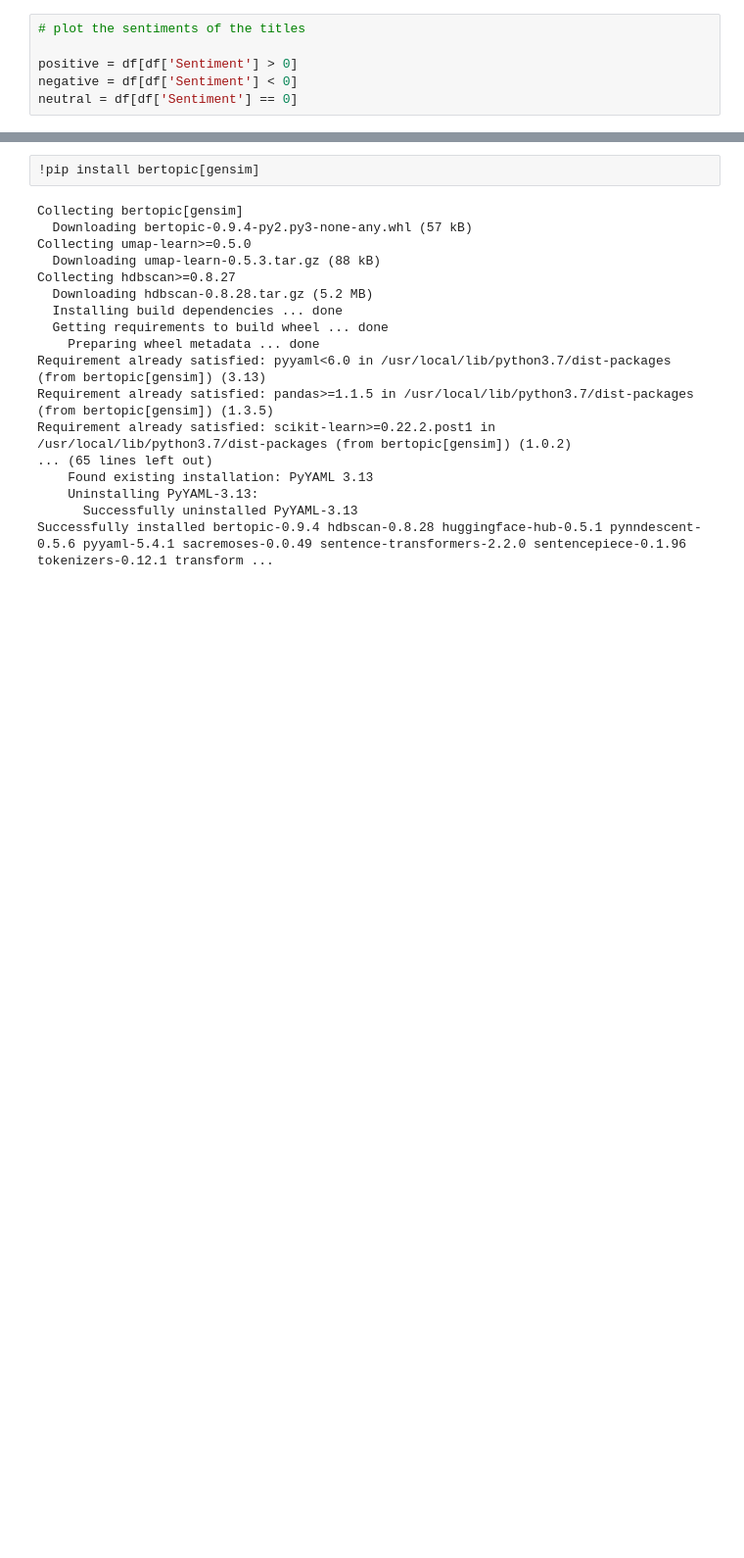
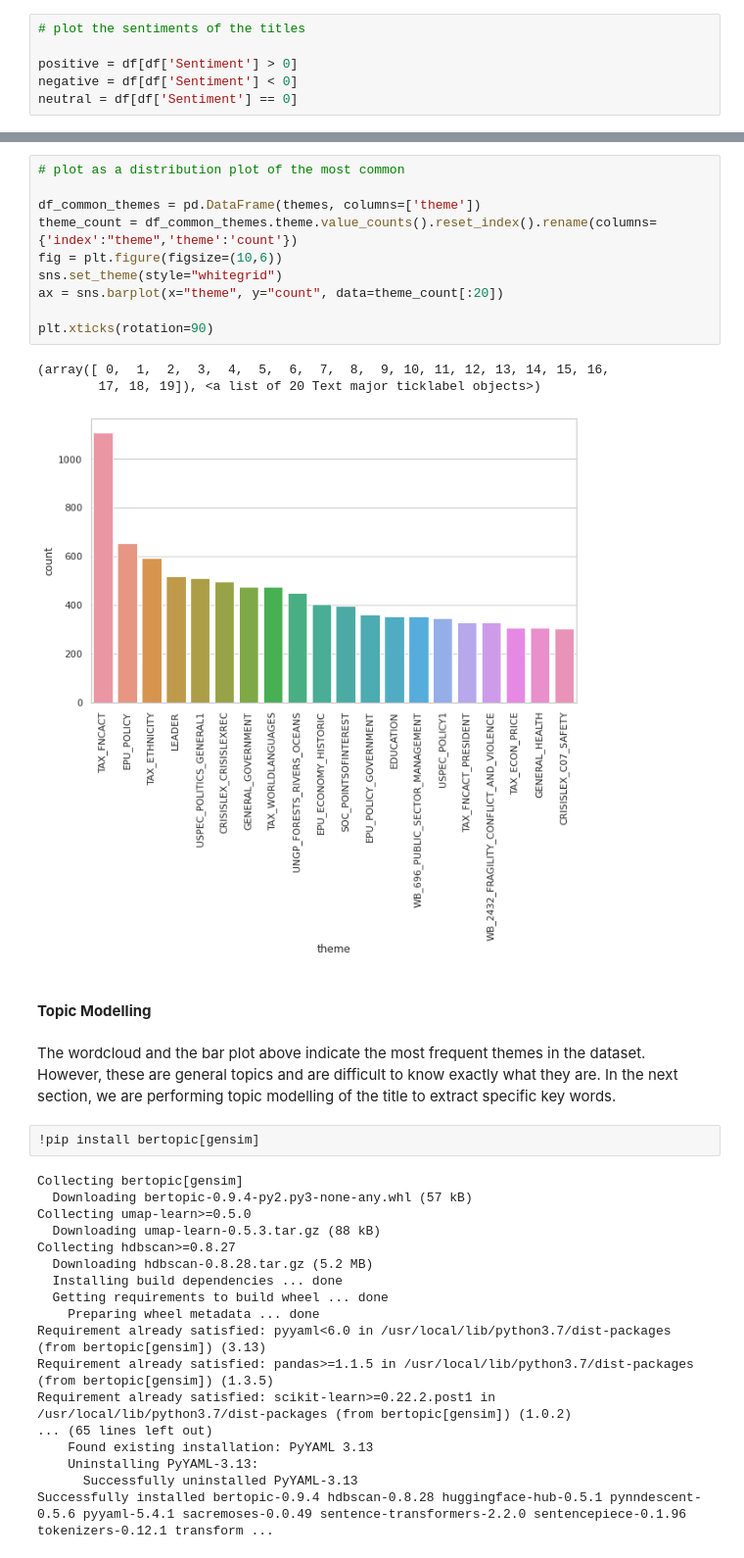
Before and after one commit to denniesbor/Module_3_Twist, a Jupyter notebook: Knowledge_Graph_Queries.ipynb, the cells around one changed output, grey strips where cells are left out. Shown at 98% size. Cells and saved outputs as stored; diff of their text form; blank space fills up the shorter version.

```diff
--- a/Knowledge_Graph_Queries.ipynb
+++ b/Knowledge_Graph_Queries.ipynb
@@ -377,3 +381,21 @@ Topic Modelling
+# %%
+# plot as a distribution plot of the most common
+
+df_common_themes = pd.DataFrame(themes, columns=['theme'])
+theme_count = df_common_themes.theme.value_counts().reset_index().rename(columns={'index':"theme",'theme':'count'})
+fig = plt.figure(figsize=(10,6))
+sns.set_theme(style="whitegrid")
+ax = sns.barplot(x="theme", y="count", data=theme_count[:20])
+
+plt.xticks(rotation=90)
+# %% [output]
+(array([ 0,  1,  2,  3,  4,  5,  6,  7,  8,  9, 10, 11, 12, 13, 14, 15, 16,
+        17, 18, 19]), <a list of 20 Text major ticklabel objects>)
+[figure, added]
+# %% [markdown]
+#### **Topic Modelling**
+# %% [markdown]
+The wordcloud and the bar plot above indicate the most frequent themes in the dataset. However, these are general topics and are difficult to know exactly what they are. In the next section, we are performing topic modelling of the title to extract specific key words.
 # %%
 !pip install bertopic[gensim]
 # %% [output]
```
Also changed, not shown: parts of 39 cells of this notebook.
